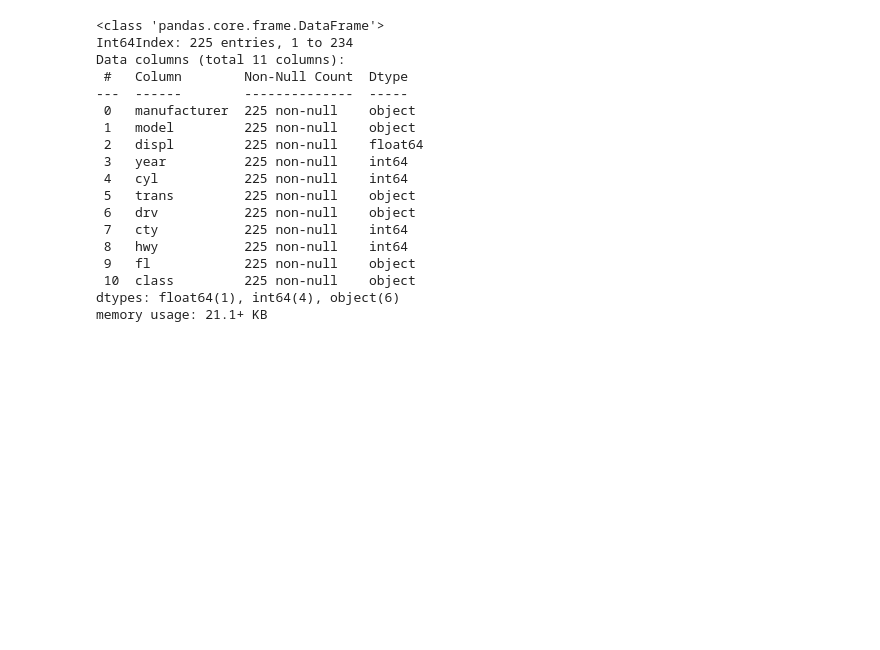
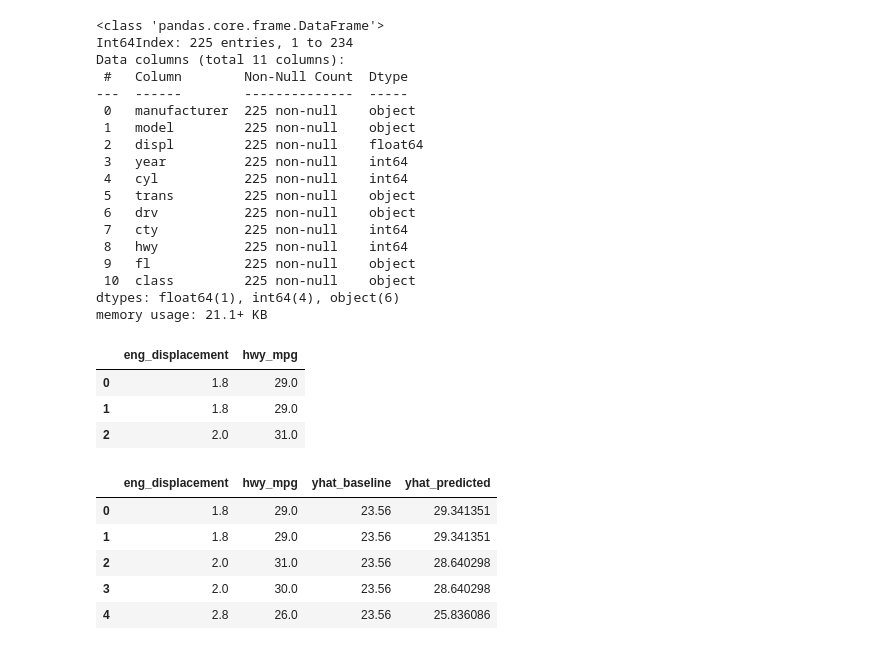
Before and after one commit to stephenkipkurui/regression-exercises, a Jupyter notebook: evaluate.ipynb, the cells around one changed output. Drawn from its saved outputs; the diff is of its cells as text; code cells hidden in the pictures; blank space fills up the shorter version.

```diff
--- a/evaluate.ipynb
+++ b/evaluate.ipynb
@@ -356,3 +356,35 @@ Data columns (total 11 columns):
  10  class         225 non-null    object
 dtypes: float64(1), int64(4), object(6)
 memory usage: 21.1+ KB
+# %%
+mpg_features = pd.DataFrame(np.array(mpg[['displ', 'hwy']].to_numpy()), columns = ['eng_displacement', 'hwy_mpg'])
+mpg_features.head(3)
+# %% [output]
+|  | eng_displacement | hwy_mpg |
+| 0 | 1.8 | 29.0 |
+| 1 | 1.8 | 29.0 |
+| 2 | 2.0 | 31.0 |
+# %%
+# Create yhat_baseline
+mpg_features['yhat_baseline'] = mpg_features['hwy_mpg'].mean()
+
+# Import the required library
+from sklearn.linear_model import LinearRegression
+
+# Create the model object
+model = LinearRegression()
+
+# Fit the model object
+model.fit(mpg_features[['eng_displacement']], mpg_features.hwy_mpg)
+
+# compute predictions and add to original dataframe
+mpg_features['yhat_predicted'] = model.predict(mpg_features[['eng_displacement']])
+
+mpg_features.head()
+# %% [output]
+|  | eng_displacement | hwy_mpg | yhat_baseline | yhat_predicted |
+| 0 | 1.8 | 29.0 | 23.56 | 29.341351 |
+| 1 | 1.8 | 29.0 | 23.56 | 29.341351 |
+| 2 | 2.0 | 31.0 | 23.56 | 28.640298 |
+| 3 | 2.0 | 30.0 | 23.56 | 28.640298 |
+| 4 | 2.8 | 26.0 | 23.56 | 25.836086 |
```
Also changed, not shown: parts of 24 cells of this notebook.
